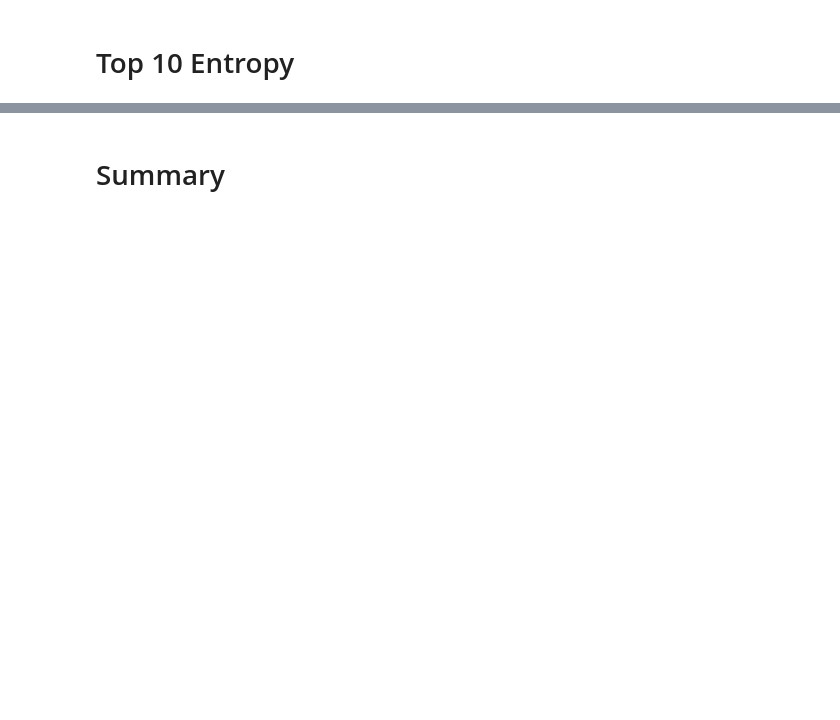
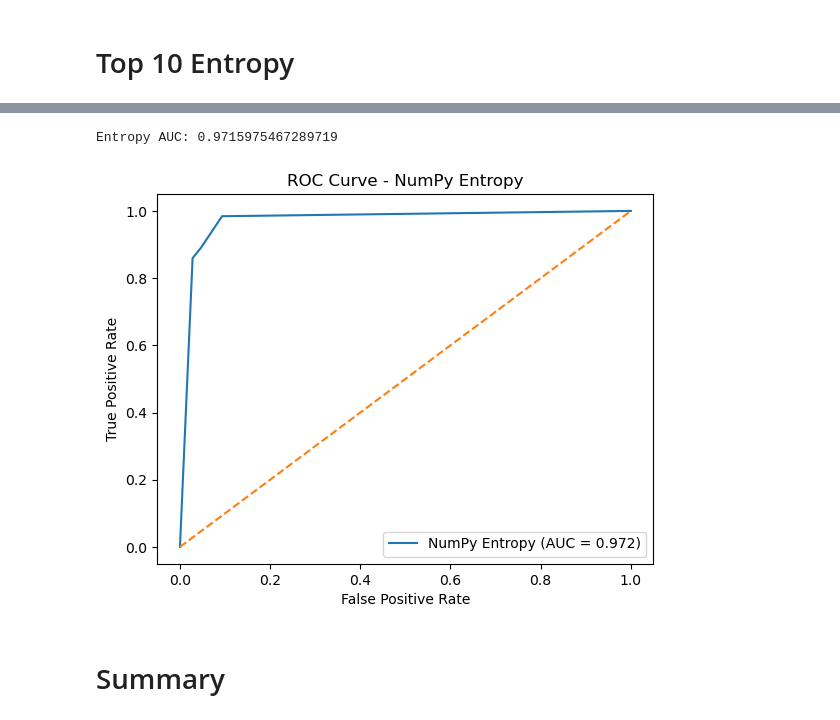
Before and after one commit to Ji980420/Project-ML_VU, a Jupyter notebook: breastCancerData.ipynb, the cells around one changed output, grey strips where cells are left out. Cells and saved outputs as stored; diff of their text form; code cells hidden in the pictures; blank space fills up the shorter version.

```diff
--- a/breastCancerData.ipynb
+++ b/breastCancerData.ipynb
@@ -833,2 +858,21 @@ dtype: float64
+# %%
+y_proba_entropy = best_numpy_entropy.predict_proba(X_test)[:, 1]
+
+fpr_entropy, tpr_entropy, thresholds = roc_curve(y_test, y_proba_entropy)
+roc_auc_entropy = auc(fpr_entropy, tpr_entropy)
+
+print("Entropy AUC:", roc_auc_entropy)
+
+plt.figure()
+plt.plot(fpr_entropy, tpr_entropy, label=f"NumPy Entropy (AUC = {roc_auc_entropy:.3f})")
+plt.plot([0, 1], [0, 1], linestyle="--")
+plt.xlabel("False Positive Rate")
+plt.ylabel("True Positive Rate")
+plt.title("ROC Curve - NumPy Entropy")
+plt.legend()
+plt.show()
+# %% [output]
+Entropy AUC: 0.9715975467289719
+[figure, added]
 # %% [markdown]
 # Summary
```
Also changed, not shown: parts of 18 cells of this notebook.
